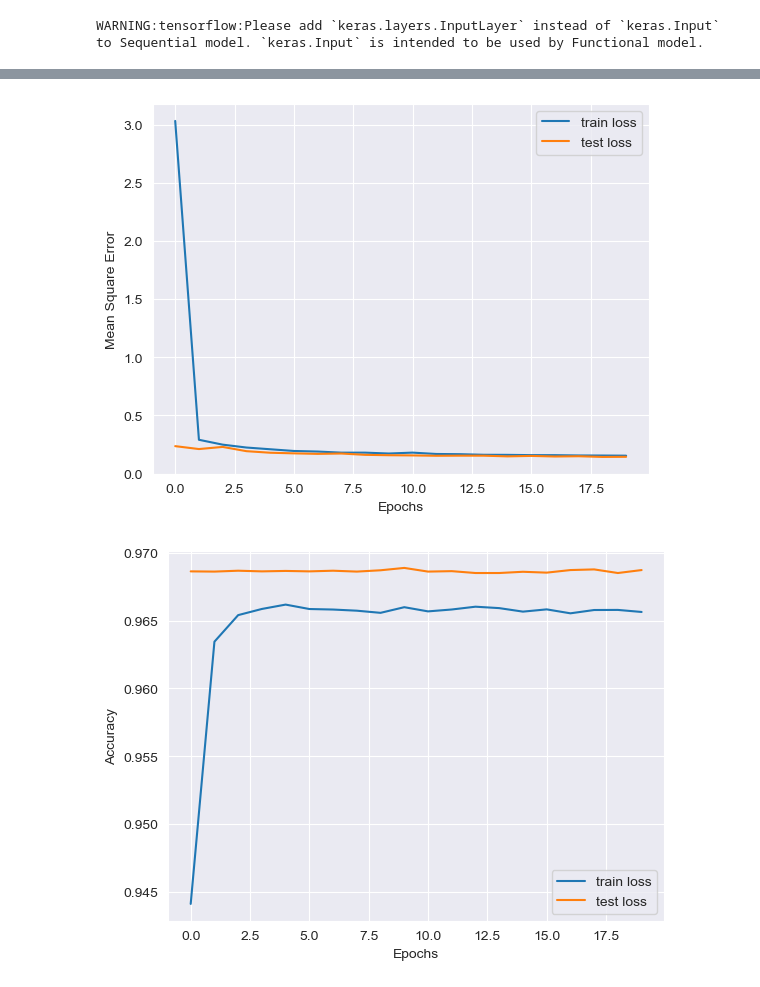
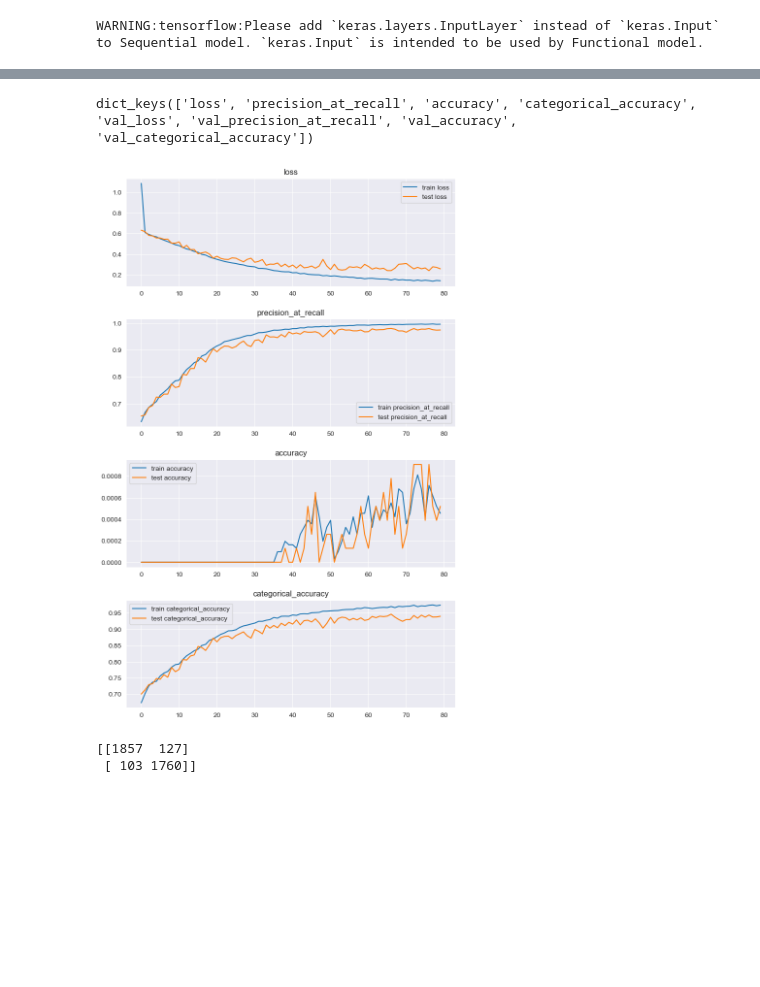
Before and after one commit to Yannick1977/Predictive_maintenance, a Jupyter notebook: Notebook/Modeling_ANN.ipynb, the cells around one changed output, grey strips where cells are left out. Cells and saved outputs as stored; diff of their text form; code cells hidden in the pictures; blank space fills up the shorter version.

Commit message:
Ajout fonction plot history Augmentation de donnée (version 2)

```diff
--- a/Notebook/Modeling_ANN.ipynb
+++ b/Notebook/Modeling_ANN.ipynb
@@ -23,6 +43,6 @@ X_train, X_test, y_train, y_test = train_test_split(x, y, test_size=0.2, random_
 # %%
-num_features = x.shape[1]
-num_target = y.shape[1]
+num_features = X_resampled.shape[1]
+num_target = y_resampled.shape[1]
 # %%
 from tensorflow.python.keras.layers import Dense, Dropout
 from tensorflow.python.keras import Sequential, Input
@@ -34,12 +54,13 @@ from tensorflow.python.keras.optimizer_v2.adam import Adam
 from tensorflow.python import keras
 
 keras.backend.clear_session()
+
+
+EPOCH=80
 # %%
 from tensorflow.python.keras.regularizers import l2, l1
 from tensorflow.python.keras.metrics import Accuracy, SparseCategoricalAccuracy, CategoricalAccuracy, AUC, \
     PrecisionAtRecall
-
-EPOCH=20
 
 model = Sequential()
 model.add(Input(num_features))
@@ -53,7 +74,7 @@ model.add(Dropout(0.2))
 model.add(Dense(units=num_target, activation='softmax'))
 
 #model.compile(loss=CategoricalCrossentropy(), optimizer=Adam(learning_rate=0.001), metrics=["accuracy"])
-model.compile(loss=CategoricalCrossentropy(),optimizer=Adam(5e-4), metrics=[PrecisionAtRecall(recall=0.8)])
+model.compile(loss=CategoricalCrossentropy(),optimizer=Adam(5e-4), metrics=[PrecisionAtRecall(recall=0.8), Accuracy(), CategoricalAccuracy()])
 # %% [output]
 WARNING:tensorflow:Please add `keras.layers.InputLayer` instead of `keras.Input` to Sequential model. `keras.Input` is intended to be used by Functional model.
 # %%
@@ -77,5 +98,5 @@ Trainable params: 711,714
 Non-trainable params: 0
 _________________________________________________________________
 # %%
-history=model.fit(X_train,y_train,validation_data=(X_test,y_test),epochs=EPOCH)
+history=model.fit(X_train.to_numpy(),y_train.to_numpy(),validation_data=(X_test.to_numpy(),y_test.to_numpy()),epochs=EPOCH, batch_size=32)
 # %% [output]
@@ -99,18 +120,25 @@ Epoch 20/20
-# %%
-plt.plot(np.arange(EPOCH), history.history['loss'], label='train loss')
-plt.plot(np.arange(EPOCH), history.history['val_loss'], label='test loss')
-plt.xlabel('Epochs')
-plt.ylabel('Mean Square Error')
-plt.legend()
-plt.show()
-# %% [output]
-[figure, removed]
-# %%
-plt.plot(np.arange(EPOCH), history.history['precision_at_recall'], label='train loss')
-plt.plot(np.arange(EPOCH), history.history['val_precision_at_recall'], label='test loss')
-plt.xlabel('Epochs')
-plt.ylabel('Accuracy')
-plt.legend()
-plt.show()
-# %% [output]
-[figure, removed]
+# %%
+history.history.keys()
+# %% [output]
+dict_keys(['loss', 'precision_at_recall', 'accuracy', 'categorical_accuracy', 'val_loss', 'val_precision_at_recall', 'val_accuracy', 'val_categorical_accuracy'])
+# %%
+def plot_history(history):
+    list_metrics = []
+    for st in history.keys():
+        if not st.startswith('val'):
+            list_metrics.append(st)
+
+    fig, axs = plt.subplots(len(list_metrics), figsize=(8,12))
+    fig.tight_layout(pad=3.0)
+
+    for i, metrics in enumerate(list_metrics):
+        axs[i].plot(np.arange(EPOCH), history[metrics], label='train '+metrics)
+        axs[i].plot(np.arange(EPOCH), history['val_'+metrics], label='test '+metrics)
+        axs[i].set_title(metrics)
+        axs[i].legend()
+
+    plt.show()
+
+plot_history(history.history)
+# %% [output]
+[figure, added]
@@ -116,0 +147,7 @@ plt.show()
+# %%
+from sklearn.metrics import confusion_matrix
+cm = confusion_matrix(y_true=np.argmax(y_test.values, axis=1), y_pred=np.argmax(y_pred, axis=1))
+print(cm)
+# %% [output]
+[[1857  127]
+ [ 103 1760]]
```
Also changed, not shown: parts of 11 cells of this notebook, 3 other files.
